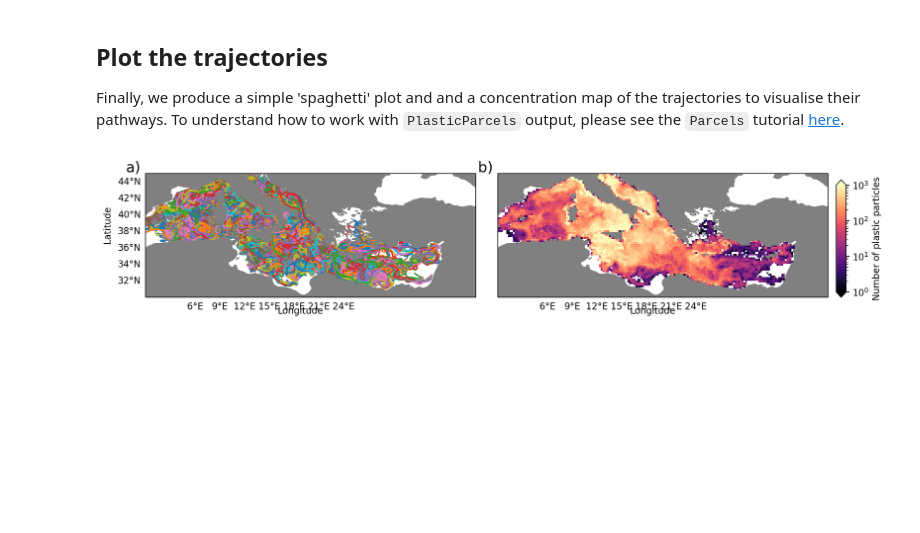
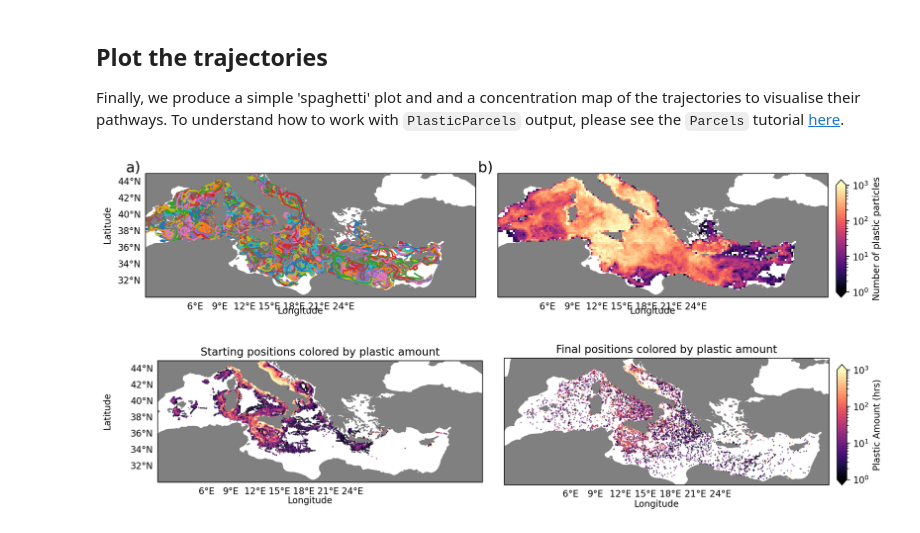
Before and after one commit to Parcels-code/plasticparcels, a Jupyter notebook: docs/examples/example_copernicusmarine.ipynb, the cells around one changed output. Cells and saved outputs as stored; diff of their text form; code cells hidden in the pictures; blank space fills up the shorter version.

Commit message:
Additional plot (starting, ending locations)

```diff
--- a/docs/examples/example_copernicusmarine.ipynb
+++ b/docs/examples/example_copernicusmarine.ipynb
@@ -157,3 +157,54 @@ ax.text(0.4, -0.13, 'Longitude', transform=ax.transAxes, size=10)
 plt.show()
 # %% [output]
 [figure]
+# %%
+# Load the ParticleFile
+ds = xr.open_zarr('example_copernicusmarine.zarr')
+
+# Settings for the concentration map
+bins = (np.linspace(0,40,200),np.linspace(30,45,75))
+i = -1 # Use final timestep
+
+# Create the figure object
+plt.figure(figsize=(14,7), dpi=200)
+gs = gridspec.GridSpec(1, 3, width_ratios=[30,30,1], wspace=0.1)
+cb_axes_position = [1.025, 0.0, 0.03, 0.95]
+
+# Plot the starting positions
+ax = plt.subplot(gs[0,0], projection=ccrs.PlateCarree())
+ax.scatter(ds['lon'].isel(obs=0), ds['lat'].isel(obs=0), c=ds['plastic_amount'].isel(obs=0), cmap=plt.cm.magma, norm=LogNorm(vmin=1, vmax=1000), transform=ccrs.PlateCarree(), zorder=0, s=0.1)
+ax.add_feature(cfeature.LAND, zorder=0, color='grey')
+ax.set_title('Starting positions colored by plastic amount')
+
+ax.set_extent([0,40,30,45], crs=ccrs.PlateCarree())
+gl = ax.gridlines(draw_labels=True, dms=True, x_inline=False, y_inline=False,color = "None")
+gl.top_labels = False
+gl.right_labels = False
+gl.xlocator = mticker.FixedLocator([6,9,12,15,18,21,24])
+
+#ax.text(-0.06, 1.015, 'a)', transform=ax.transAxes, size=16)
+ax.text(-0.17, 0.45, 'Latitude', transform=ax.transAxes, size=10, rotation=90)
+ax.text(0.4, -0.17, 'Longitude', transform=ax.transAxes, size=10)
+
+# Plot the final positions
+ax = plt.subplot(gs[0,1], projection=ccrs.PlateCarree())
+sc = ax.scatter(ds['lon'].isel(obs=-1), ds['lat'].isel(obs=-1), c=ds['plastic_amount'].isel(obs=-1), cmap=plt.cm.magma, norm=LogNorm(vmin=1, vmax=1000), transform=ccrs.PlateCarree(), zorder=0, s=0.1)
+ax.add_feature(cfeature.LAND, zorder=0, color='grey')
+ax.set_title('Final positions colored by plastic amount')
+
+cbar_ax = ax.inset_axes(cb_axes_position)
+cbar = plt.colorbar(sc, cax=cbar_ax, extend='both')
+cbar.set_label('Plastic Amount (hrs)', fontsize=10)
+gl = ax.gridlines(draw_labels=True, dms=True, x_inline=False, y_inline=False,color = "None")
+gl.top_labels = False
+gl.right_labels = False
+gl.left_labels = False
+gl.xlocator = mticker.FixedLocator([6,9,12,15,18,21,24])
+
+#ax.text(-0.06, 1.015, 'b)', transform=ax.transAxes, size=16)
+#ax.text(0.4, -0.13, 'Longitude', transform=ax.transAxes, size=10)
+ax.text(0.4, -0.17, 'Longitude', transform=ax.transAxes, size=10)
+
+plt.show()
+# %% [output]
+[figure, added]
```
